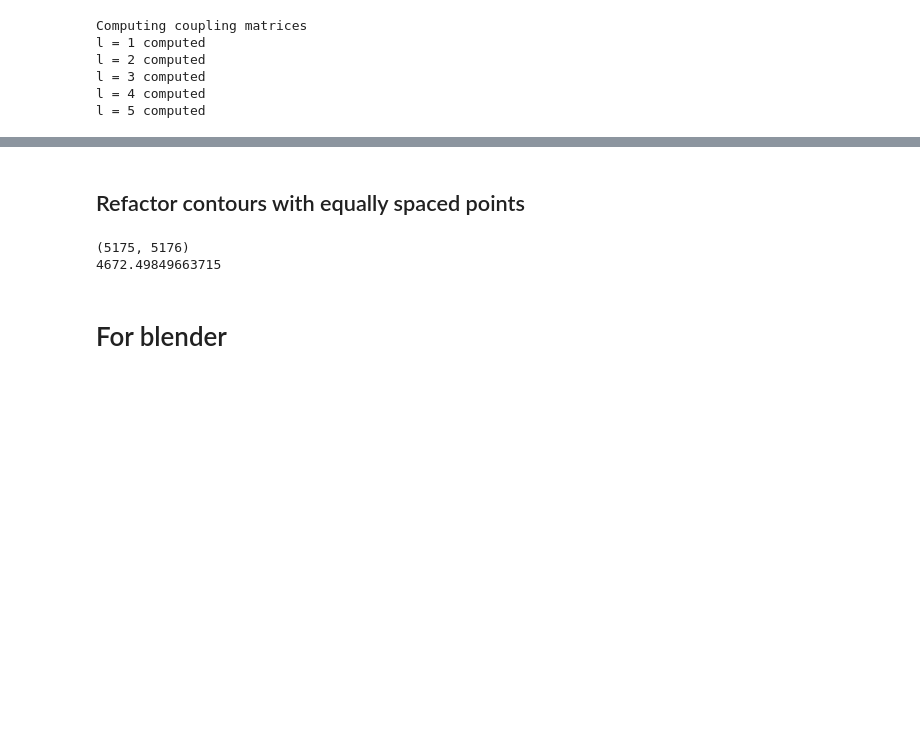
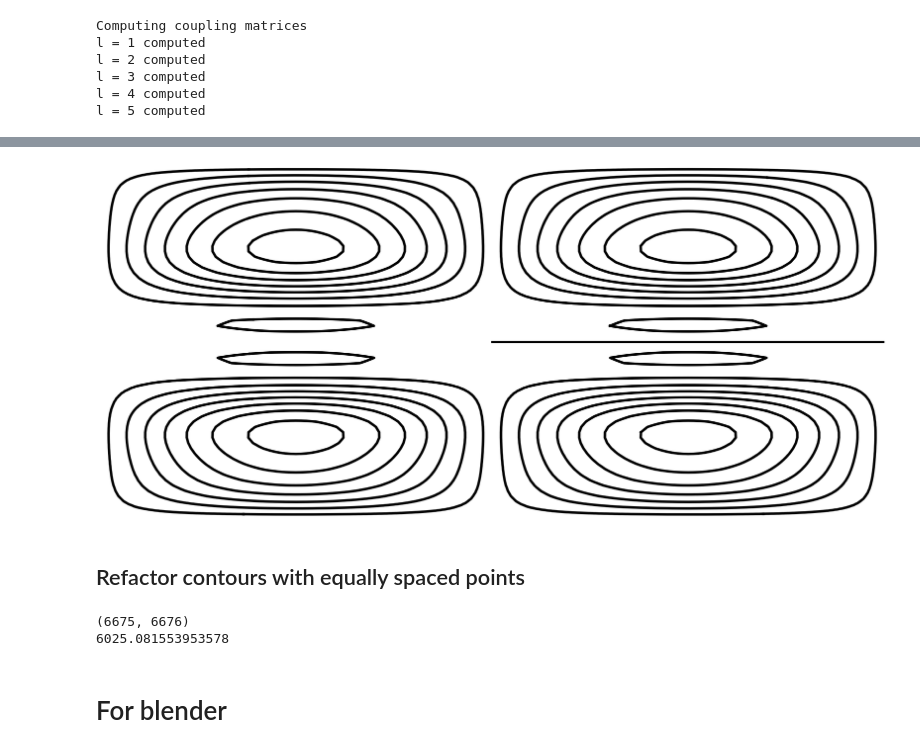
Before and after one commit to DavideRuzza/MiniMri, a Jupyter notebook: Gradient_coil/main_cylinder.ipynb, the cells around one changed output, grey strips where cells are left out. Cells and saved outputs as stored; diff of their text form; code cells hidden in the pictures; blank space fills up the shorter version.

```diff
--- a/Gradient_coil/main_cylinder.ipynb
+++ b/Gradient_coil/main_cylinder.ipynb
@@ -19,14 +19,14 @@ error_radius = 25
 
 Rz = trimesh.transformations.rotation_matrix(np.pi/2., [0, 0, 1])
 Ry = trimesh.transformations.rotation_matrix(np.pi/2., [1, 0, 0])
-coil_mesh = trimesh.load("meshes/cylinder_42mm.stl")
+coil_mesh = trimesh.load("meshes/cylinder_42mm_HR.stl")
 # coil_mesh.apply_transform(Rz)
 # coil_mesh.apply_transform(Ry)
 coil = MeshConductor(
     mesh_obj=coil_mesh,
     fix_normals=True,
     basis_name='suh',
-    N_suh=100, #100
+    N_suh=160, #100
     sph_radius=error_radius,#20
     sph_normalization="energy",
     )
@@ -156,6 +151,6 @@ For example, replace mosek.iparam.num_threads with 'MSK_IPAR_NUM_THREADS'
 # %%
 f = coil.plot_mesh(opacity=0.3)
 
-loops = coil.s.discretize(N_contours=12)
+loops = coil.s.discretize(N_contours=14)
 loops.plot_loops(figure=f)
 # %% [output]
@@ -187,9 +184,9 @@ vertices_proj = []
 for v in verts: # X axis cilynder
     x, y, z = v
     vertices.append((x, y, z))
-    theta = np.arctan2(x, z)
+    theta = np.arctan2(y, z)
     l = theta*radius
-    vertices_proj.append((l, y, 0))
+    vertices_proj.append((l, x, 0))
 
 path = []
 for p in paths:
@@ -230,6 +225,21 @@ for j in range(len(paths)):
     line = np.array([list(vertices_proj[i]) for i in paths[j]['points']])
     # plt.plot(*line.T, alpha=0.3, color='k')
     L_proj.append(line)
+# %%
+ratio = radius*np.pi/60
+
+fig = plt.figure(figsize=(10*ratio, 10), dpi=100)
+for i in L_proj:
+    p = np.array(i)
+    plt.plot(*p.T, color="k", linewidth=5)
+plt.xlim(-radius*np.pi, radius*np.pi)
+plt.ylim(-60, 60)
+plt.subplots_adjust(left=0.0, right=1, top=1, bottom=0)
+plt.axis('off')
+fig.tight_layout()
+fig.savefig('Cyl_42mm_HR_grad_x.png', bbox_inches='tight', dpi=100)
+# %% [output]
+[figure, added]
 # %% [markdown]
 ## Refactor contours with equally spaced points
 # %%
@@ -240,6 +250,7 @@ index = 0
 
 res = 0.9
 closed = True
+
 for line in L: #tl+tr+br+bl
     spl, _ = splprep(line.T, s=0)
     l = spline_length(spl, True)
@@ -258,25 +269,9 @@ for line in L: #tl+tr+br+bl
 # print(line)
 print(new_edges[-1])
 print(tot_len)
-
-
-for line in L_proj: #tl+tr+br+bl
-    spl, _ = splprep(line.T, s=0)
-    l = spline_length(spl, True)
-    tot_len+=l
-    points = np.linspace(0, 1, int(l/res))
-
-    for i, p in enumerate(points):
-
-        vert = tuple(list(np.array(splev(p, spl))))
-        new_vertices.append(vert)
-
-        if i > 0:
-            new_edges.append((index-1, index))
-        index+=1
 # %% [output]
-(5175, 5176)
-4672.49849663715
+(6675, 6676)
+6025.081553953578
 # %% [markdown]
 # For blender
 # %%
```
Also changed, not shown: parts of 5 cells of this notebook, 2 other files.
